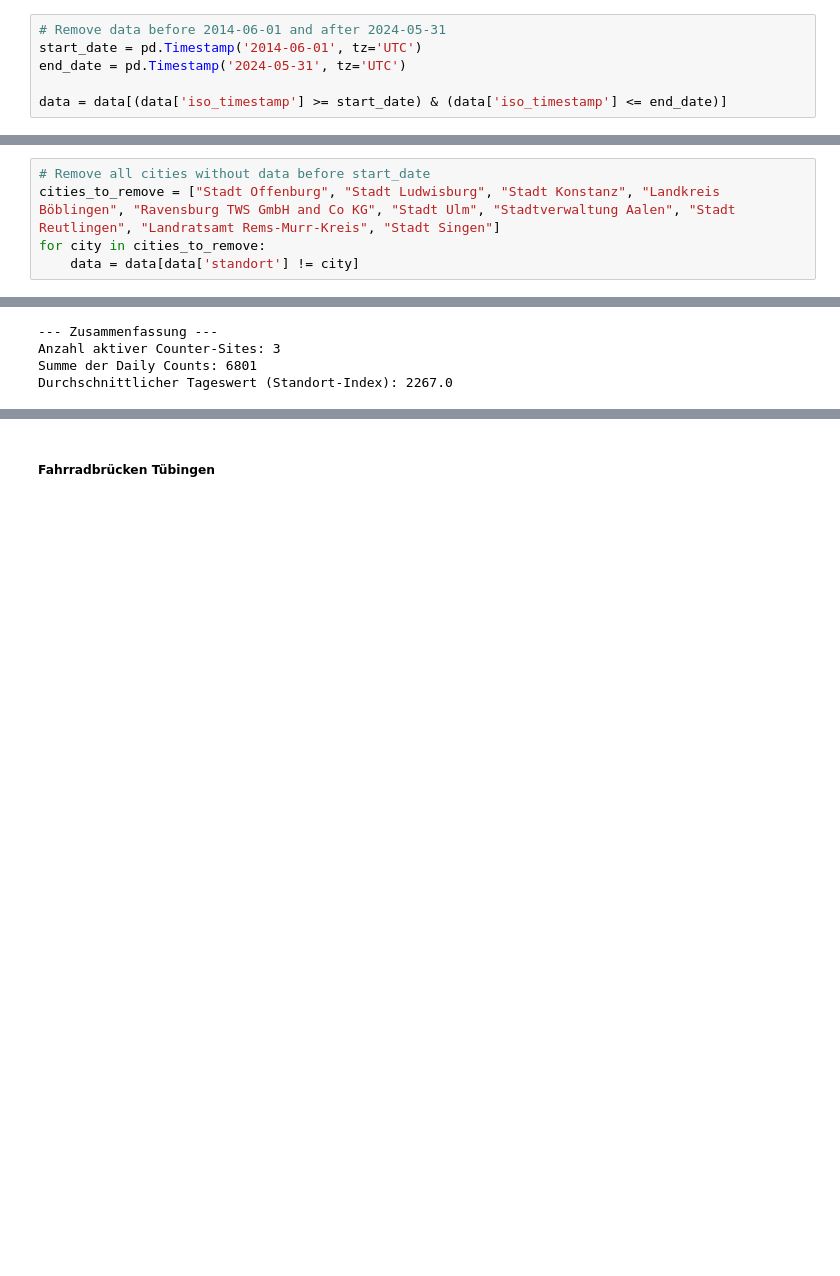
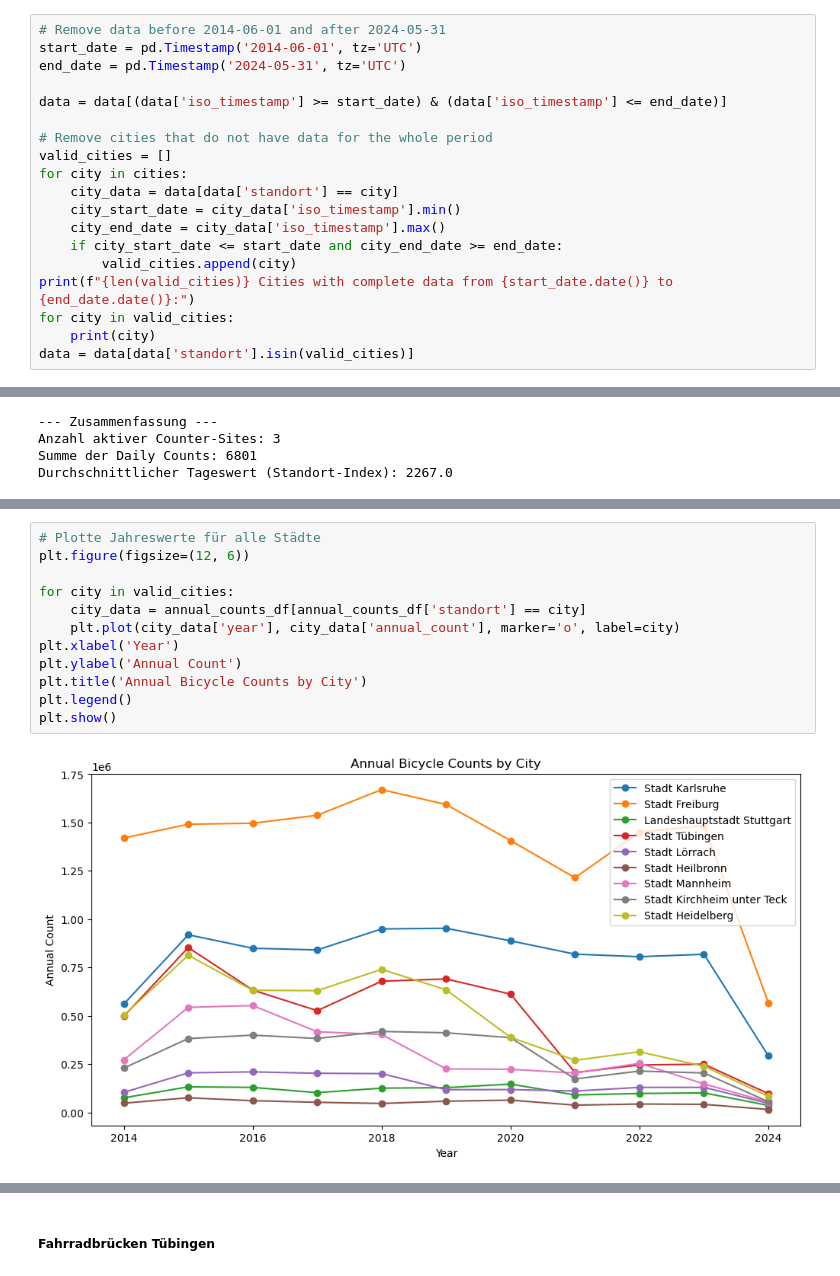
Before and after one commit to skessler01/data_literacy, a Jupyter notebook: notebooks/cycling_promotion.ipynb, the cells around one changed output, grey strips where cells are left out. Drawn from its saved outputs; the diff is of its cells as text; blank space fills up the shorter version.

Commit message:
Yearly Counts

```diff
--- a/notebooks/cycling_promotion.ipynb
+++ b/notebooks/cycling_promotion.ipynb
@@ -78,3 +91,16 @@ start_date = pd.Timestamp('2014-06-01', tz='UTC')
 end_date = pd.Timestamp('2024-05-31', tz='UTC')
 
 data = data[(data['iso_timestamp'] >= start_date) & (data['iso_timestamp'] <= end_date)]
+
+# Remove cities that do not have data for the whole period
+valid_cities = []
+for city in cities:
+    city_data = data[data['standort'] == city]
+    city_start_date = city_data['iso_timestamp'].min()
+    city_end_date = city_data['iso_timestamp'].max()
+    if city_start_date <= start_date and city_end_date >= end_date:
+        valid_cities.append(city)
+print(f"{len(valid_cities)} Cities with complete data from {start_date.date()} to {end_date.date()}:")
+for city in valid_cities:
+    print(city)
+data = data[data['standort'].isin(valid_cities)]
@@ -81,7 +118,2 @@ data = data[(data['iso_timestamp'] >= start_date) & (data['iso_timestamp'] <= en
-# %%
-# Remove all cities without data before start_date
-cities_to_remove = ["Stadt Offenburg", "Stadt Ludwisburg", "Stadt Konstanz", "Landkreis Böblingen", "Ravensburg TWS GmbH and Co KG", "Stadt Ulm", "Stadtverwaltung Aalen", "Stadt Reutlingen", "Landratsamt Rems-Murr-Kreis", "Stadt Singen"]
-for city in cities_to_remove:
-    data = data[data['standort'] != city]
 # %% [markdown]
 Note: Wenn wir Städte vergleichen, sollte wir auch durch die Einwohnerzahl teilen
@@ -108,0 +213,14 @@ Durchschnittlicher Tageswert (Standort-Index): 2267.0
+# %%
+# Plotte Jahreswerte für alle Städte
+plt.figure(figsize=(12, 6))
+
+for city in valid_cities:
+    city_data = annual_counts_df[annual_counts_df['standort'] == city]
+    plt.plot(city_data['year'], city_data['annual_count'], marker='o', label=city)
+plt.xlabel('Year')
+plt.ylabel('Annual Count')
+plt.title('Annual Bicycle Counts by City')
+plt.legend()
+plt.show()
+# %% [output]
+[figure, added]
```
Also changed, not shown: parts of 8 cells of this notebook, 1 other file.
